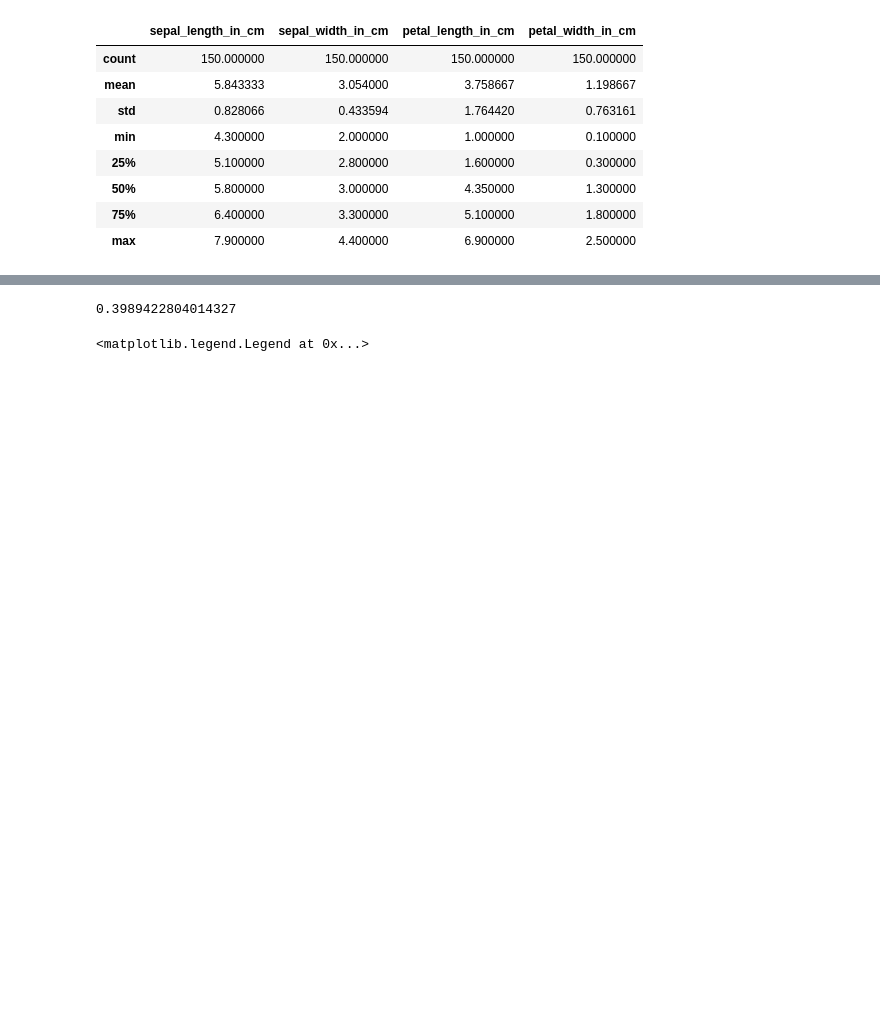
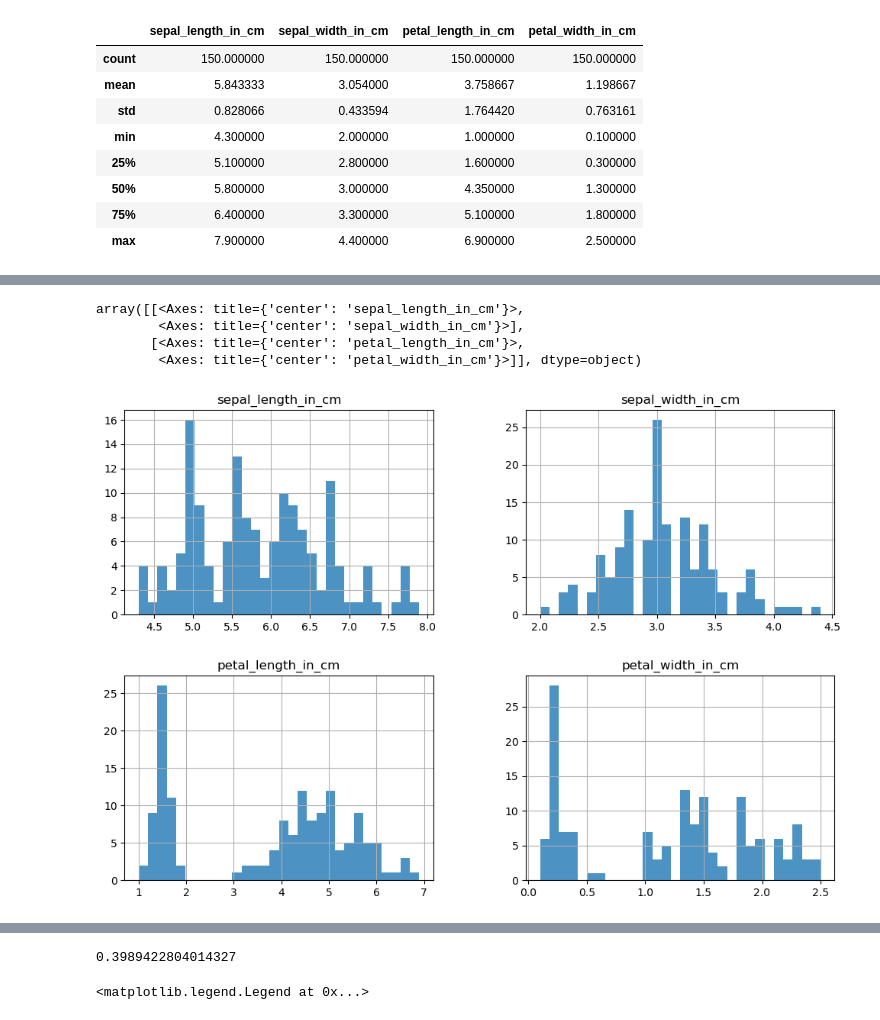
Before and after one commit to emma2d/Fundamentals_of_DA, a Jupyter notebook: project.ipynb, the cells around one changed output, grey strips where cells are left out. Drawn from its saved outputs; the diff is of its cells as text; code cells hidden in the pictures; blank space fills up the shorter version.

Commit message:
Added plots and updated categorical summary stats

```diff
--- a/project.ipynb
+++ b/project.ipynb
@@ -82,0 +117,8 @@ iris_data.describe()
+# %%
+iris_data.hist(alpha=0.8, bins=30, figsize=(12,8))
+# %% [output]
+array([[<Axes: title={'center': 'sepal_length_in_cm'}>,
+        <Axes: title={'center': 'sepal_width_in_cm'}>],
+       [<Axes: title={'center': 'petal_length_in_cm'}>,
+        <Axes: title={'center': 'petal_width_in_cm'}>]], dtype=object)
+[figure, added]
```
Also changed, not shown: parts of 18 cells of this notebook.
